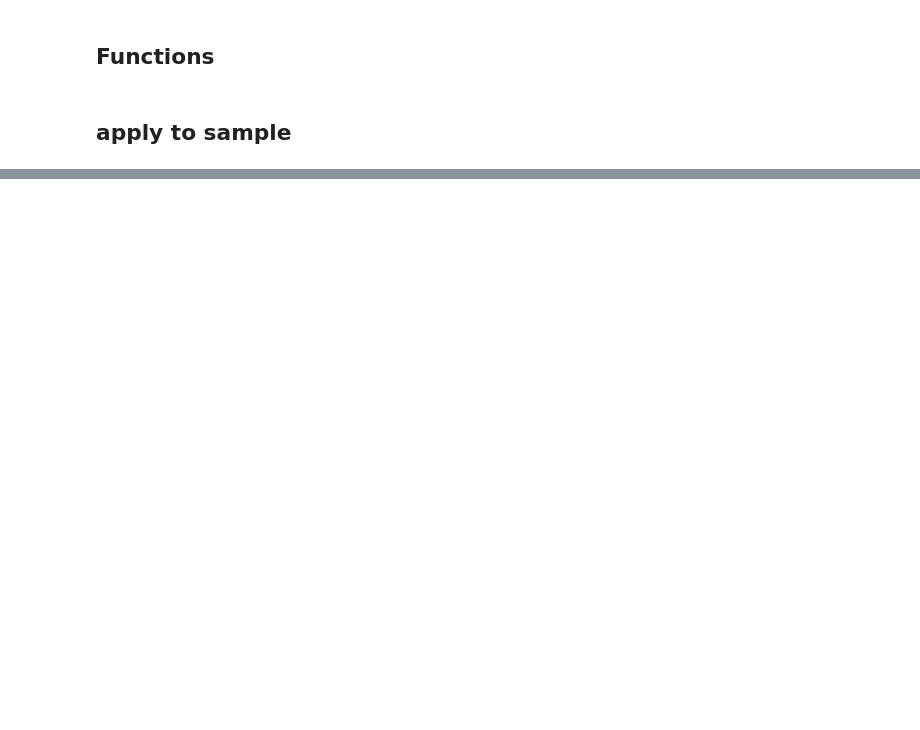
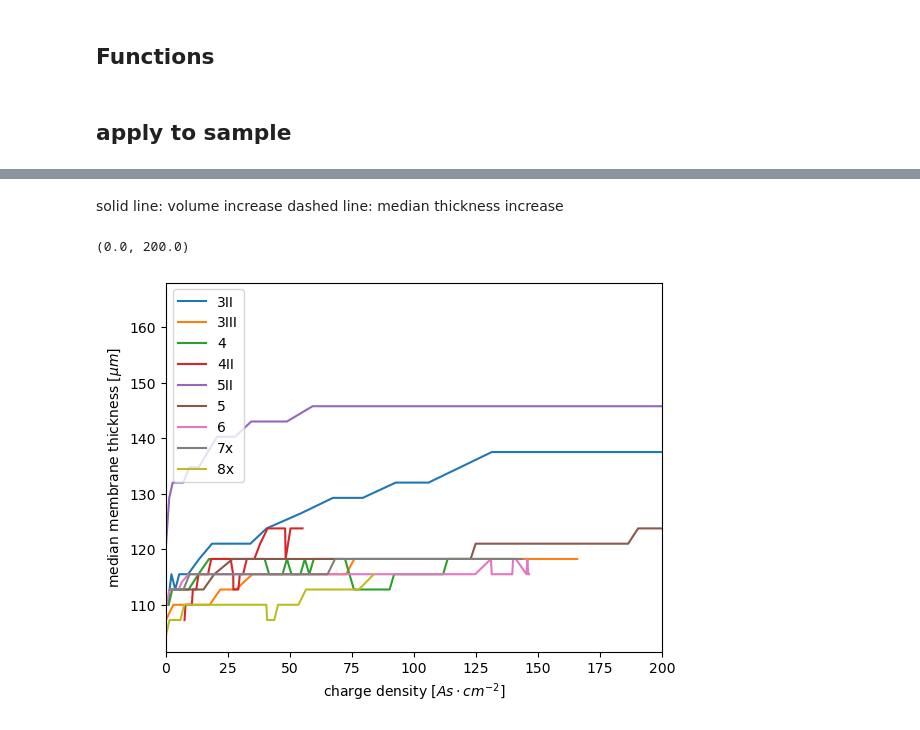
Before and after one commit to Pescatore23/co2ely-tomcat, a Jupyter notebook: data_analysis/04a_membrane_swelling.ipynb, the cells around one changed output, grey strips where cells are left out. Drawn from its saved outputs; the diff is of its cells as text; code cells hidden in the pictures; blank space fills up the shorter version.

```diff
--- a/data_analysis/04a_membrane_swelling.ipynb
+++ b/data_analysis/04a_membrane_swelling.ipynb
@@ -309,0 +326,27 @@ test.shape
+# %% [markdown]
+solid line: volume increase </br>
+dashed line: median thickness increase
+# %%
+i = 0
+for sample in samples:
+    membrane_path = os.path.join(toppath, 'processing', sample+'_membrane_swelling.nc')
+    membrane_data = xr.load_dataset(membrane_path)
+    V = membrane_data['membrane volume']
+    Q = ECall_data[sample+'_EC'].sel(variables = 'Q')/Atomo
+    Qfun = sp.interpolate.interp1d(ECall_data[sample+'_EC'].sel(variables = 'timestamps'), Q, fill_value=np.nan, bounds_error=False)
+    Qtomo = Qfun(membrane_data['t_utc'])
+    th = membrane_data['z_median_thickness'].median(dim='x')
+    # plt.plot(Qtomo/1000, th/th.max(), label = sample)
+
+    plt.plot(Qtomo/1000, th, label = sample, color = cm.tab10(i))
+    i = i+1
+
+plt.legend(loc = 'upper left')
+plt.xlabel('charge density [$As\cdot cm^{-2}$]')
+plt.ylabel('median membrane thickness [$\mu m$]')
+# plt.xscale('log')
+plt.xlim(0,200)
+# plt.ylim(95,130)
+# %% [output]
+(0.0, 200.0)
+[figure, added]
```
Also changed, not shown: parts of 39 cells of this notebook, 1 other file.
